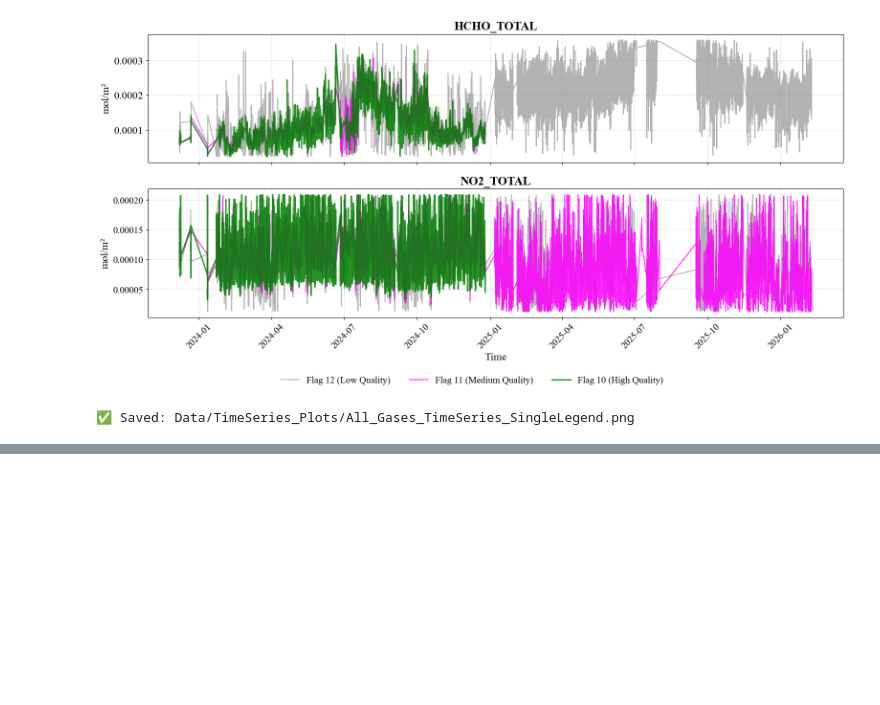
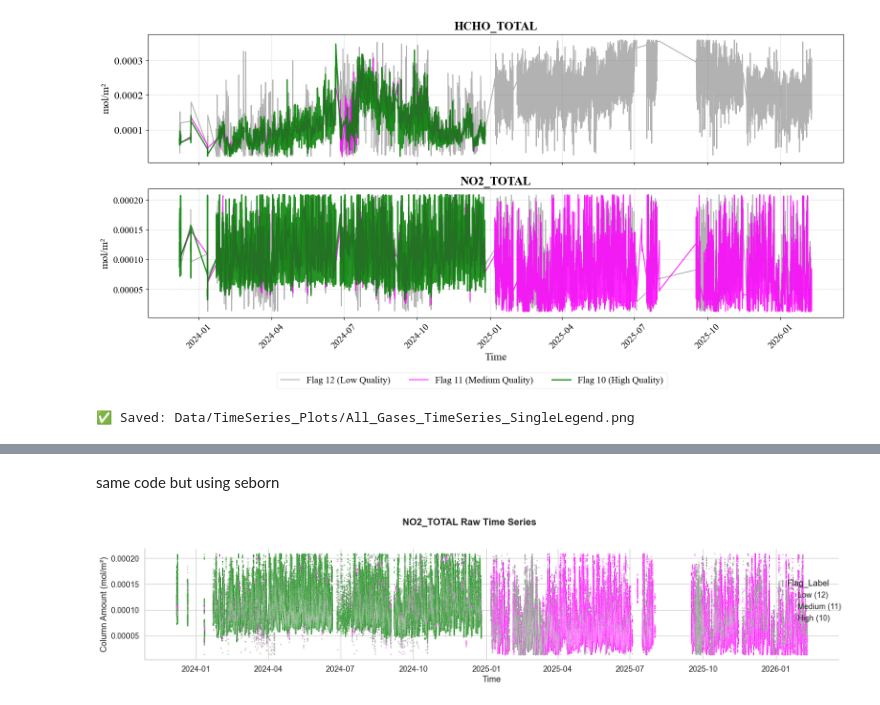
Before and after one commit to Shruti-Karandikar/nasa-VIP, a Jupyter notebook: Raw Time Series by Quality Flag.ipynb, the cells around one changed output, grey strips where cells are left out. Saved outputs shown, nothing was run; the diff lists cells and outputs as text; code cells hidden in the pictures; blank space fills up the shorter version.

```diff
--- a/Raw Time Series by Quality Flag.ipynb
+++ b/Raw Time Series by Quality Flag.ipynb
@@ -149,0 +198,34 @@ NO2_TOTAL: ✅ 529607 valid rows | Flags: [12.0, 11.0, 10.0]
+# %% [markdown]
+same code but using seborn
+# %%
+import seaborn as sns
+
+# Set Seaborn's beautiful default style
+sns.set_theme(style="whitegrid", font_scale=1.2)
+
+# Prepare data for Seaborn (it prefers "tidy" DataFrames)
+gas_to_plot = 'NO2_TOTAL'
+df_plot = all_data[gas_to_plot].copy()
+df_plot['Flag_Label'] = df_plot['Flag'].map({
+    10.0: 'High (10)',
+    11.0: 'Medium (11)',
+    12.0: 'Low (12)'
+})
+
+# Seaborn's relplot creates faceted (multi-panel) plots easily
+g = sns.relplot(
+    data=df_plot,
+    x='time', y='Value',
+    hue='Flag_Label',                    # Color by flag
+    palette={'High (10)': 'green', 'Medium (11)': 'magenta', 'Low (12)': 'gray'},
+    kind='scatter',                       # scatter shows individual points
+    s=5, alpha=0.5,                       # small points, semi-transparent
+    height=4, aspect=4,                   # figure dimensions
+    facet_kws={'sharex': True, 'sharey': True}
+)
+g.set_axis_labels("Time", "Column Amount (mol/m²)")
+g.fig.suptitle(f"{gas_to_plot} Raw Time Series", y=1.02, fontsize=16, weight='bold')
+plt.tight_layout()
+plt.show()
+# %% [output]
+[figure, added]
```
Also changed, not shown: parts of 3 cells of this notebook.
